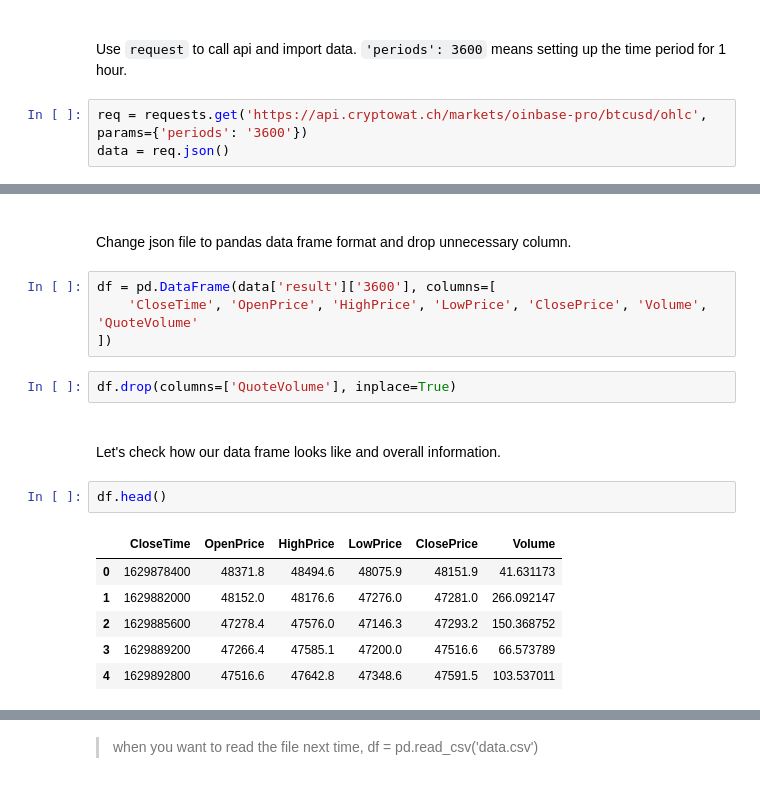
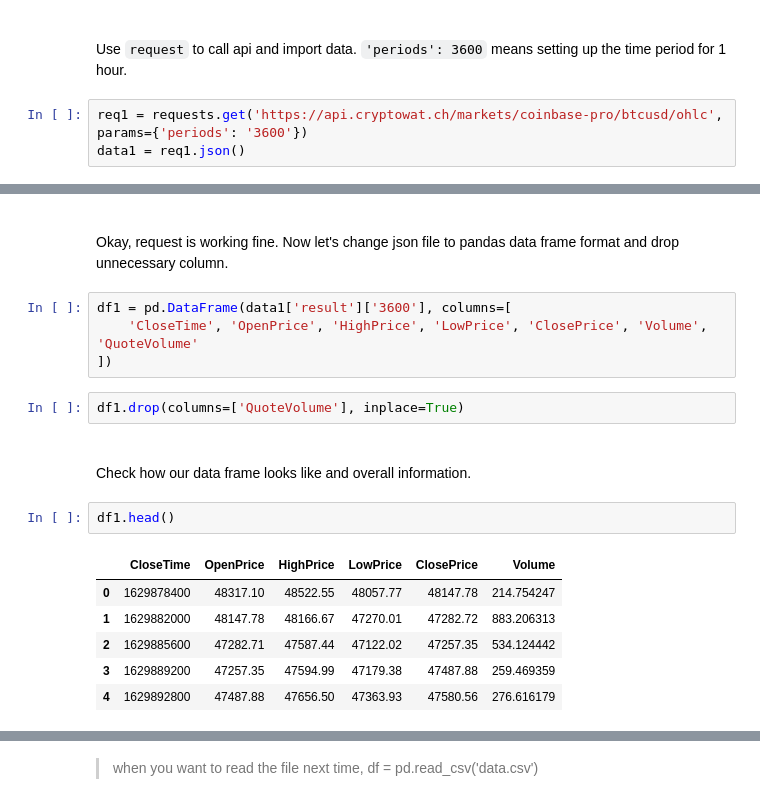
Before and after one commit to dj9678/ds_crypto_analysis, a Jupyter notebook: crypto_analytics.ipynb, the cells around one changed output, grey strips where cells are left out. Cells and saved outputs as stored; diff of their text form.

```diff
--- a/crypto_analytics.ipynb
+++ b/crypto_analytics.ipynb
@@ -15,5 +15,5 @@ import statsmodels.api as sm
 # %% [markdown]
 <br>Use `request` to call api and import data. `'periods': 3600` means setting up the time period for 1 hour.
 # %%
-req = requests.get('https://api.cryptowat.ch/markets/oinbase-pro/btcusd/ohlc', params={'periods': '3600'})
-data = req.json()
+req1 = requests.get('https://api.cryptowat.ch/markets/coinbase-pro/btcusd/ohlc', params={'periods': '3600'})
+data1 = req1.json()
@@ -20,20 +42,20 @@ data = req.json()
 # %% [markdown]
-<br>Change json file to pandas data frame format and drop unnecessary column.
+<br>Okay, request is working fine. Now let's change json file to pandas data frame format and drop unnecessary column.
 # %%
-df = pd.DataFrame(data['result']['3600'], columns=[
+df1 = pd.DataFrame(data1['result']['3600'], columns=[
     'CloseTime', 'OpenPrice', 'HighPrice', 'LowPrice', 'ClosePrice', 'Volume', 'QuoteVolume'
 ])
 # %%
-df.drop(columns=['QuoteVolume'], inplace=True)
+df1.drop(columns=['QuoteVolume'], inplace=True)
 # %% [markdown]
-<br>Let's check how our data frame looks like and overall information.
+<br>Check how our data frame looks like and overall information.
 # %%
-df.head()
+df1.head()
 # %% [output]
 |  | CloseTime | OpenPrice | HighPrice | LowPrice | ClosePrice | Volume |
-| 0 | 1629878400 | 48371.8 | 48494.6 | 48075.9 | 48151.9 | 41.631173 |
-| 1 | 1629882000 | 48152.0 | 48176.6 | 47276.0 | 47281.0 | 266.092147 |
-| 2 | 1629885600 | 47278.4 | 47576.0 | 47146.3 | 47293.2 | 150.368752 |
-| 3 | 1629889200 | 47266.4 | 47585.1 | 47200.0 | 47516.6 | 66.573789 |
-| 4 | 1629892800 | 47516.6 | 47642.8 | 47348.6 | 47591.5 | 103.537011 |
+| 0 | 1629878400 | 48317.10 | 48522.55 | 48057.77 | 48147.78 | 214.754247 |
+| 1 | 1629882000 | 48147.78 | 48166.67 | 47270.01 | 47282.72 | 883.206313 |
+| 2 | 1629885600 | 47282.71 | 47587.44 | 47122.02 | 47257.35 | 534.124442 |
+| 3 | 1629889200 | 47257.35 | 47594.99 | 47179.38 | 47487.88 | 259.469359 |
+| 4 | 1629892800 | 47487.88 | 47656.50 | 47363.93 | 47580.56 | 276.616179 |
 # %%
```
Also changed, not shown: parts of 33 cells of this notebook.
